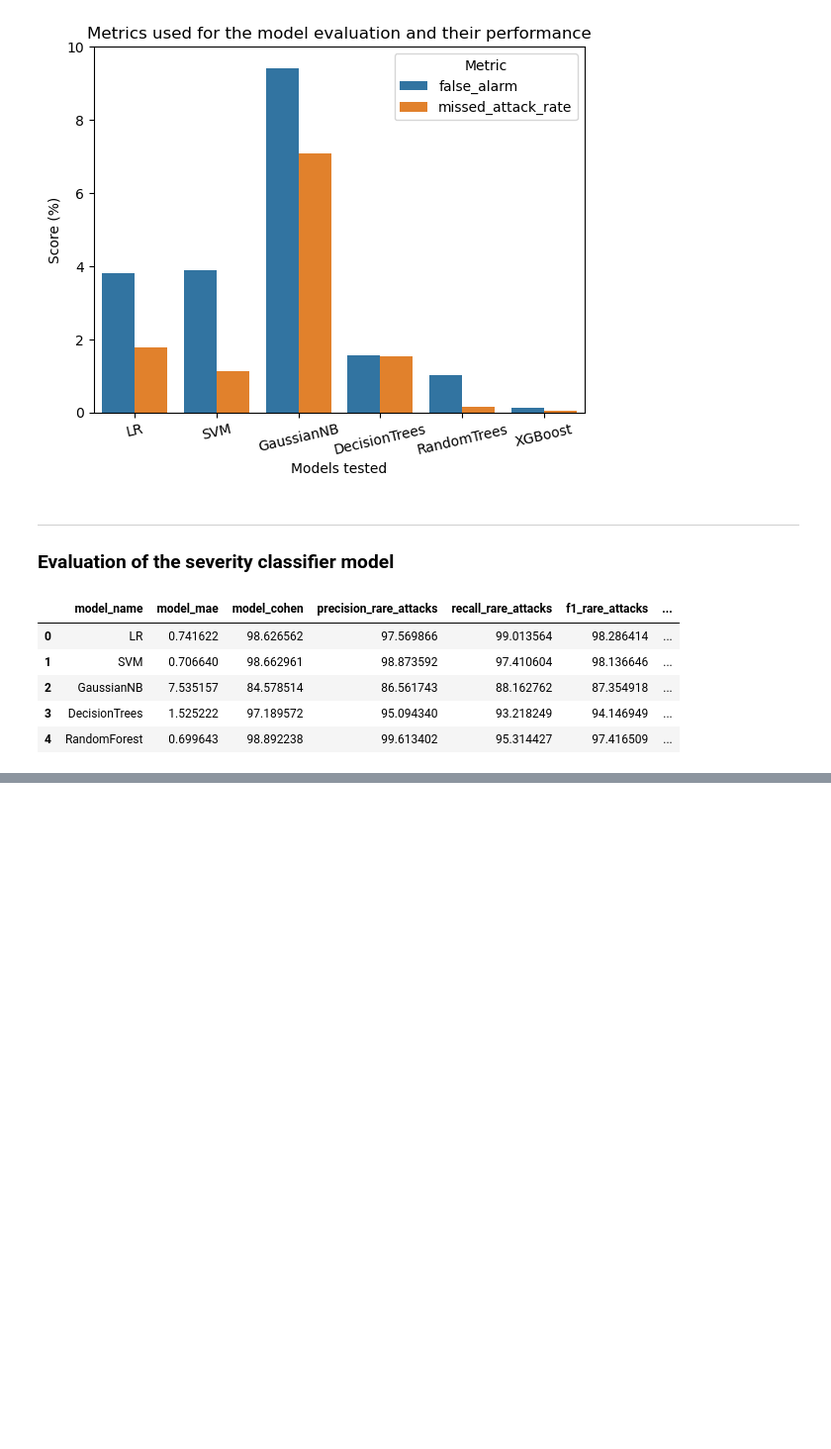
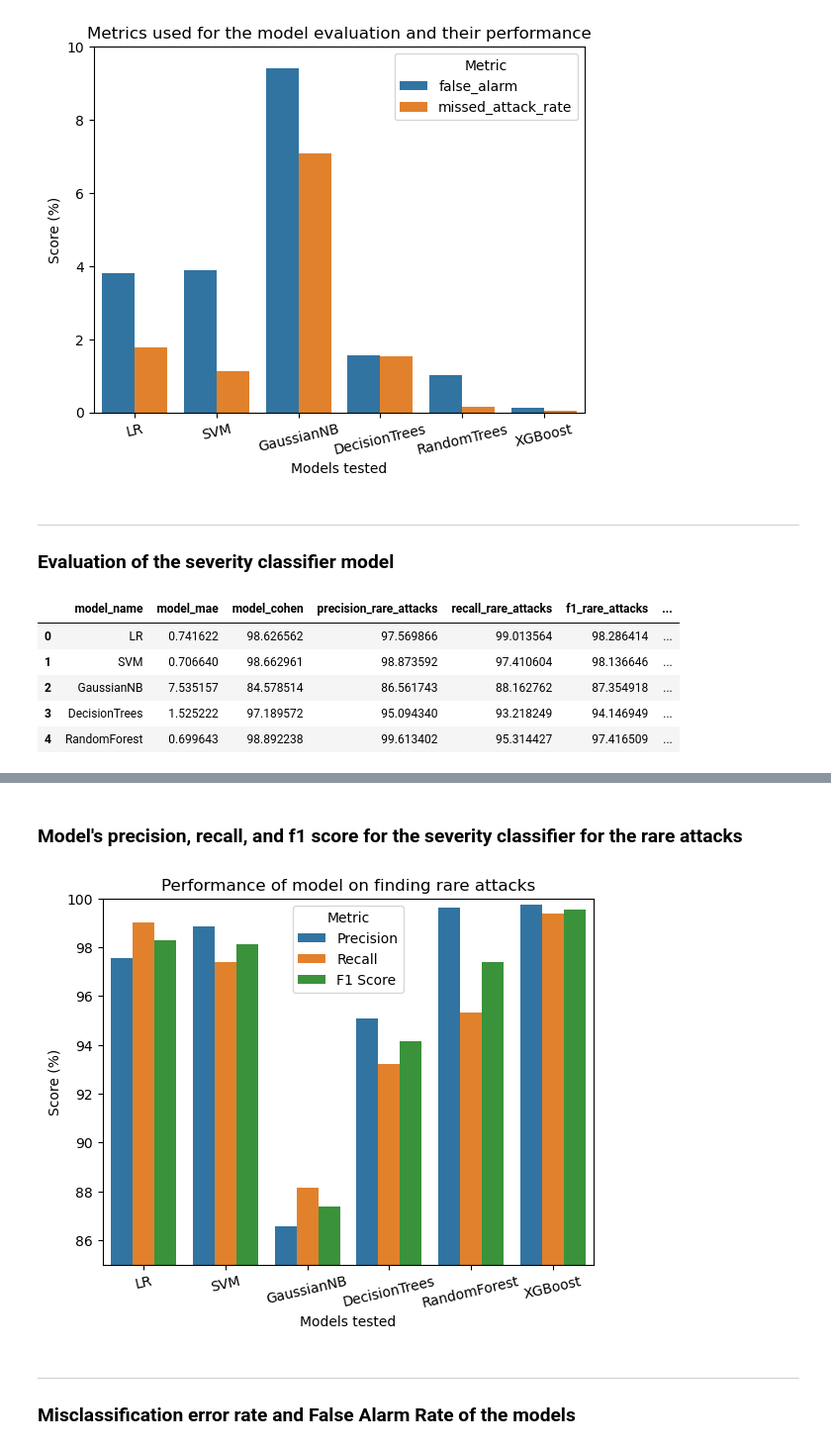
Before and after one commit to suzaladhikari/Network_Intrusion_Detector, a Jupyter notebook: Model's Performance /modelsperformance.ipynb, the cells around one changed output, grey strips where cells are left out. Shown at 99% size. Cells and saved outputs as stored; diff of their text form; code cells hidden in the pictures; blank space fills up the shorter version.

```diff
--- a/Model's Performance /modelsperformance.ipynb
+++ b/Model's Performance /modelsperformance.ipynb
@@ -184,0 +214,35 @@ severity_data.head(5)
+# %% [markdown]
+### Model's precision, recall, and f1 score for the severity classifier for the rare attacks
+# %%
+metric_map = {
+    'precision_rare_attacks': 'Precision',
+    'recall_rare_attacks': 'Recall',
+    'f1_rare_attacks': 'F1 Score'
+}
+rare_metrics = severity_data.melt(
+    id_vars='model_name',
+    value_vars=list(metric_map.keys()),
+    var_name='metric',
+    value_name='score'
+)
+rare_metrics['metric'] = rare_metrics['metric'].map(metric_map)
+sns.barplot(
+    x='model_name',
+    y='score',
+    hue='metric',
+    data=rare_metrics
+)
+
+plt.ylim(85, 100)
+plt.xticks(rotation=13)
+plt.xlabel("Models tested")
+plt.ylabel('Score (%)')
+plt.title("Performance of model on finding rare attacks")
+plt.legend(title='Metric')
+plt.savefig('../Model Pictures/raremodelevaluation.png')
+plt.show()
+# %% [output]
+[figure, added]
+# %% [markdown]
+---
+### Misclassification error rate and False Alarm Rate of the models
```
Also changed, not shown: parts of 4 cells of this notebook, 2 other files.
